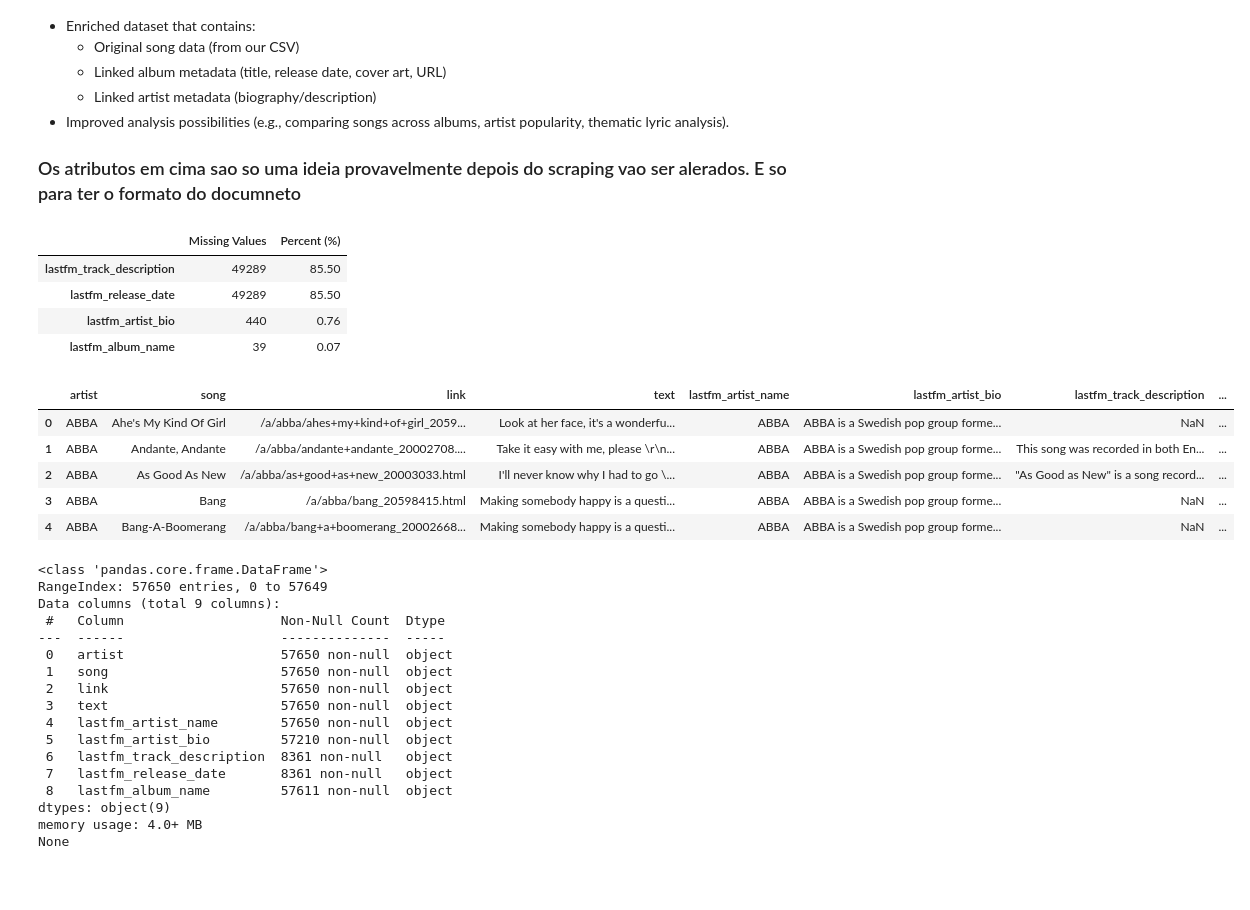
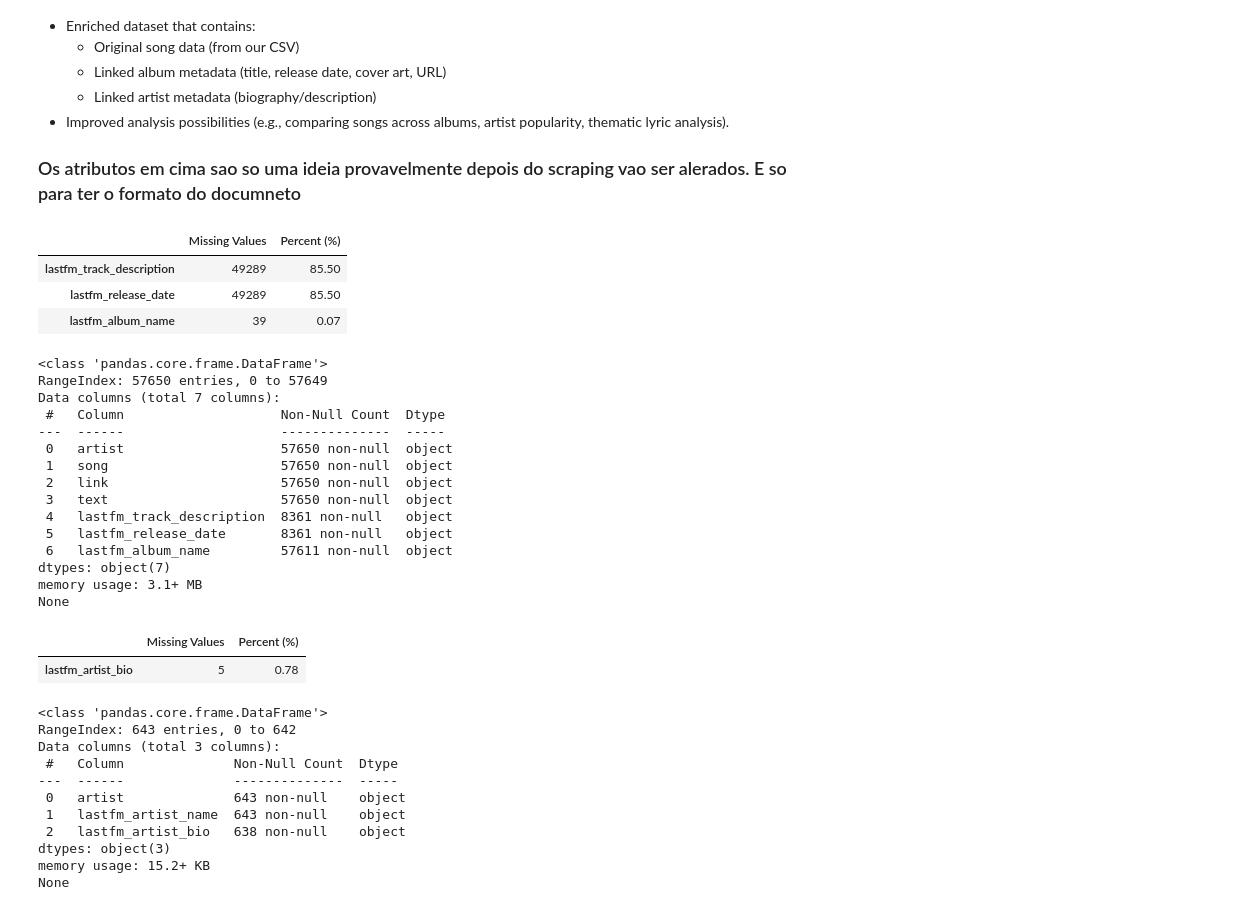
Before and after one commit to rodrigoribeiro09/Pri, a Jupyter notebook: src/MileStone1.ipynb, the cells around one changed output. Drawn from its saved outputs; the diff is of its cells as text; code cells hidden in the pictures; blank space fills up the shorter version.

Commit message:
lastfm api

```diff
--- a/src/MileStone1.ipynb
+++ b/src/MileStone1.ipynb
@@ -185,48 +185,64 @@ To improve data organization and scalability, we will structure the database int
 # %%
 import pandas as pd
 
 # Lê o novo dataset enriquecido
 lastfm_path = r"c:\FEUP\MEIC\PRI\dataset\spotify_millsongdata_with_lastfm.csv"
 df_lastfm = pd.read_csv(lastfm_path)
 
 # Mostra as colunas com valores em falta e a percentagem
 missing = df_lastfm.isnull().sum()
 missing_percent = (missing / len(df_lastfm)) * 100
 missing_df = pd.DataFrame({
     "Missing Values": missing,
     "Percent (%)": missing_percent.round(2)
 })
 display(missing_df[missing_df["Missing Values"] > 0].sort_values("Percent (%)", ascending=False))
 
 # Análise rápida: primeiras linhas e tipos de dados
-display(df_lastfm.head())
 print(df_lastfm.info())
+
+artistspath = r"c:\FEUP\MEIC\PRI\dataset\spotify_artists_lastfm.csv"
+df_artists = pd.read_csv(artistspath)
+
+missing_artists = df_artists.isnull().sum()
+missing_percent_artists = (missing_artists / len(df_artists)) * 100
+missing_df_artists = pd.DataFrame({
+    "Missing Values": missing_artists,
+    "Percent (%)": missing_percent_artists.round(2)
+})
+display(missing_df_artists[missing_df_artists["Missing Values"] > 0].sort_values("Percent (%)", ascending=False))
+# Análise rápida: primeiras linhas e tipos de dados
+print(df_artists.info())
 # %% [output]
 |  | Missing Values | Percent (%) |
 | lastfm_track_description | 49289 | 85.50 |
 | lastfm_release_date | 49289 | 85.50 |
-| lastfm_artist_bio | 440 | 0.76 |
 | lastfm_album_name | 39 | 0.07 |
+<class 'pandas.core.frame.DataFrame'>
+RangeIndex: 57650 entries, 0 to 57649
+Data columns (total 7 columns):
+ #   Column                    Non-Null Count  Dtype
+---  ------                    --------------  -----
+ 0   artist                    57650 non-null  object
+ 1   song                      57650 non-null  object
+ 2   link                      57650 non-null  object
+ 3   text                      57650 non-null  object
+ 4   lastfm_track_description  8361 non-null   object
+ 5   lastfm_release_date       8361 non-null   object
+ 6   lastfm_album_name         57611 non-null  object
+dtypes: object(7)
+memory usage: 3.1+ MB
+None
-|  | artist | song | link | text | lastfm_artist_name | lastfm_artist_bio | lastfm_track_description | ... |
-| 0 | ABBA | Ahe's My Kind Of Girl | /a/abba/ahes+my+kind+of+girl_2059... | Look at her face, it's a wonderfu... | ABBA | ABBA is a Swedish pop group forme... | NaN | ... |
-| 1 | ABBA | Andante, Andante | /a/abba/andante+andante_20002708.... | Take it easy with me, please \r\n... | ABBA | ABBA is a Swedish pop group forme... | This song was recorded in both En... | ... |
-| 2 | ABBA | As Good As New | /a/abba/as+good+as+new_20003033.html | I'll never know why I had to go \... | ABBA | ABBA is a Swedish pop group forme... | "As Good as New" is a song record... | ... |
-| 3 | ABBA | Bang | /a/abba/bang_20598415.html | Making somebody happy is a questi... | ABBA | ABBA is a Swedish pop group forme... | NaN | ... |
-| 4 | ABBA | Bang-A-Boomerang | /a/abba/bang+a+boomerang_20002668... | Making somebody happy is a questi... | ABBA | ABBA is a Swedish pop group forme... | NaN | ... |
+|  | Missing Values | Percent (%) |
+| lastfm_artist_bio | 5 | 0.78 |
-<class 'pandas.core.frame.DataFrame'>
-RangeIndex: 57650 entries, 0 to 57649
-Data columns (total 9 columns):
- #   Column                    Non-Null Count  Dtype
----  ------                    --------------  -----
- 0   artist                    57650 non-null  object
- 1   song                      57650 non-null  object
- 2   link                      57650 non-null  object
- 3   text                      57650 non-null  object
- 4   lastfm_artist_name        57650 non-null  object
- 5   lastfm_artist_bio         57210 non-null  object
- 6   lastfm_track_description  8361 non-null   object
- 7   lastfm_release_date       8361 non-null   object
- 8   lastfm_album_name         57611 non-null  object
-dtypes: object(9)
-memory usage: 4.0+ MB
-None
+<class 'pandas.core.frame.DataFrame'>
+RangeIndex: 643 entries, 0 to 642
+Data columns (total 3 columns):
+ #   Column              Non-Null Count  Dtype
+---  ------              --------------  -----
+ 0   artist              643 non-null    object
+ 1   lastfm_artist_name  643 non-null    object
+ 2   lastfm_artist_bio   638 non-null    object
+dtypes: object(3)
+memory usage: 15.2+ KB
+None
```
Also changed, not shown: parts of 1 cell of this notebook, 1 other file.
